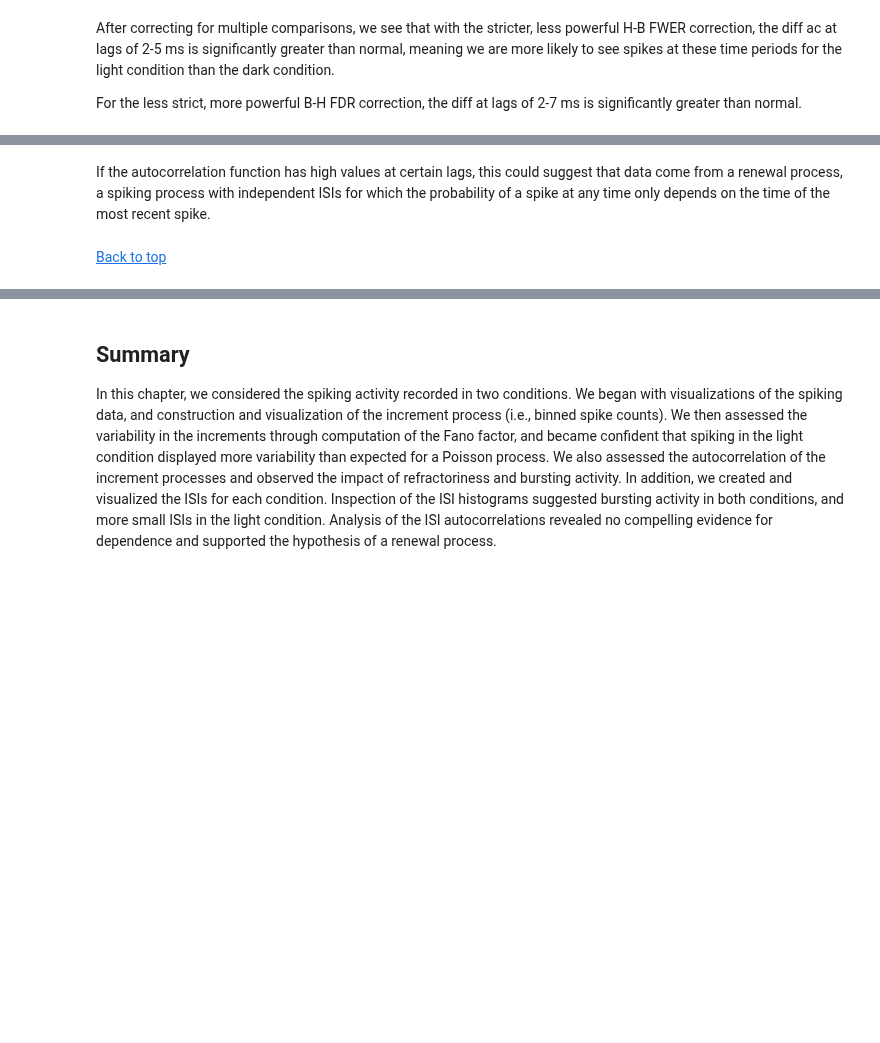
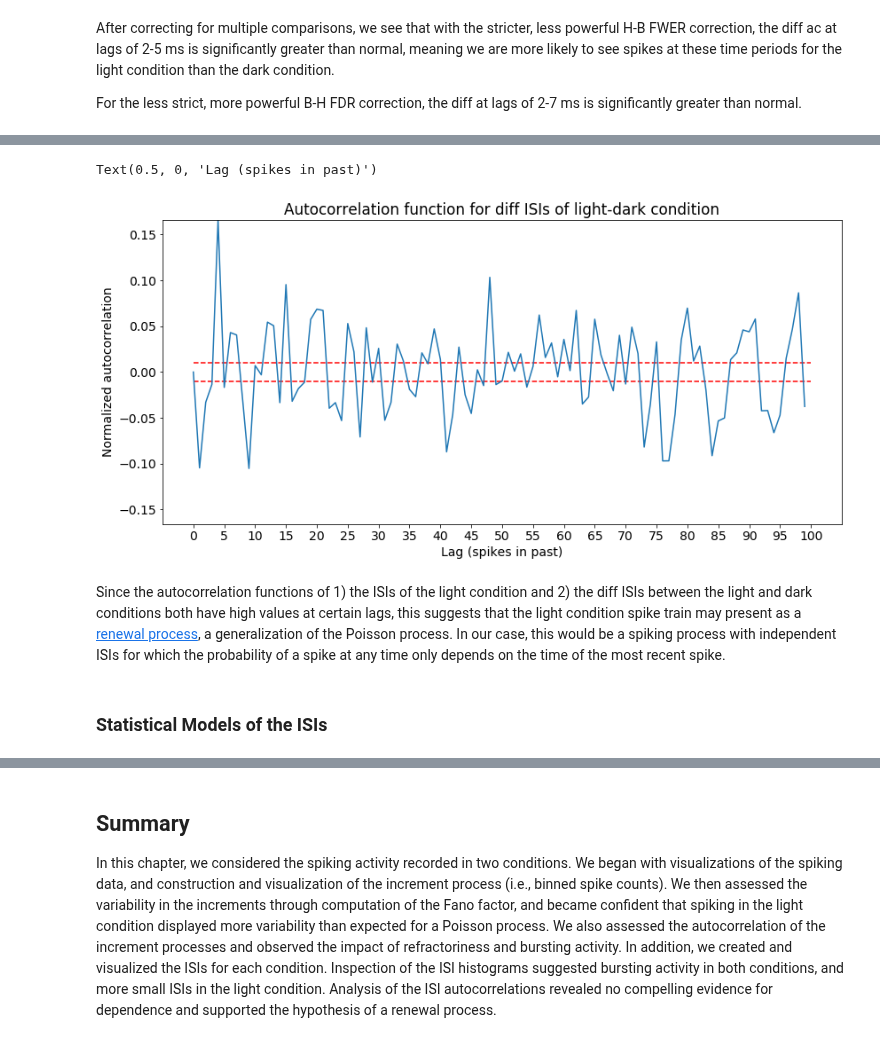
Before and after one commit to jaib1/Case-Studies-Python, a Jupyter notebook: content/08/basic-visualizations-and-descriptive-statistics-of-spike-train-data.ipynb, the cells around one changed output, grey strips where cells are left out. Drawn from its saved outputs; the diff is of its cells as text; code cells hidden in the pictures; blank space fills up the shorter version.

```diff
--- a/content/08/basic-visualizations-and-descriptive-statistics-of-spike-train-data.ipynb
+++ b/content/08/basic-visualizations-and-descriptive-statistics-of-spike-train-data.ipynb
@@ -1218,4 +1331,31 @@ def autocorr(x, lags):
+# %%
+## Compute and visualize the diff autocorrelation for the ISIs of the light-dark condition
+
+# Compute the diff autocorrelation, standard error, and 95% confidence interval.
+ac_isi_dark = autocorr(isi_dark, 100)
+ac_isi_diff = ac_isi_light - ac_isi_dark
+N = ac_isi_diff.size
+std_err_isi_diff = np.std(ac_isi_diff) / np.sqrt(N)
+ci_isi_diff = np.array([-2 * std_err_isi_diff, 2 * std_err_isi_diff])
+
+# Compute absolute max value of autocorrelation for plotting purposes.
+abs_max = np.max(np.abs(ac_isi_diff[1:]))
+
+# Plot autocorelation and confidence interval bounds
+fig10, ax10 = plt.subplots()
+ax10.plot(ac_isi_diff)
+ax10.hlines(ci_isi_diff[0], 0, ac_isi_diff.size, colors='r', linestyles='--')
+ax10.hlines(ci_isi_diff[1], 0, ac_isi_diff.size, colors='r', linestyles='--')
+ax10.set_ylim([-abs_max, abs_max])
+ax10.set_xticks(np.arange(0,101,5))
+ax10.set_title('Autocorrelation function for diff ISIs of light-dark condition')
+ax10.set_ylabel('Normalized autocorrelation')
+ax10.set_xlabel('Lag (spikes in past)')
+# %% [output]
+Text(0.5, 0, 'Lag (spikes in past)')
+[figure, added]
 # %% [markdown]
-If the autocorrelation function has high values at certain lags, this could suggest that data come from a renewal process, a spiking process with independent ISIs for which the probability of a spike at any time only depends on the time of the most recent spike.
+Since the autocorrelation functions of 1) the ISIs of the light condition and 2) the diff ISIs between the light and dark conditions both have high values at certain lags, this suggests that the light condition spike train may present as a [renewal process](https://en.wikipedia.org/wiki/Renewal_theory#Renewal-reward_processes), a generalization of the Poisson process. In our case, this would be a spiking process with independent ISIs for which the probability of a spike at any time only depends on the time of the most recent spike.
-# %% [markdown]
-[Back to top](#top)
+# %% [markdown]
+<a id="StatModelsOfISIs"></a>
+### Statistical Models of the ISIs
```
Also changed, not shown: parts of 47 cells of this notebook, 3 other files.
